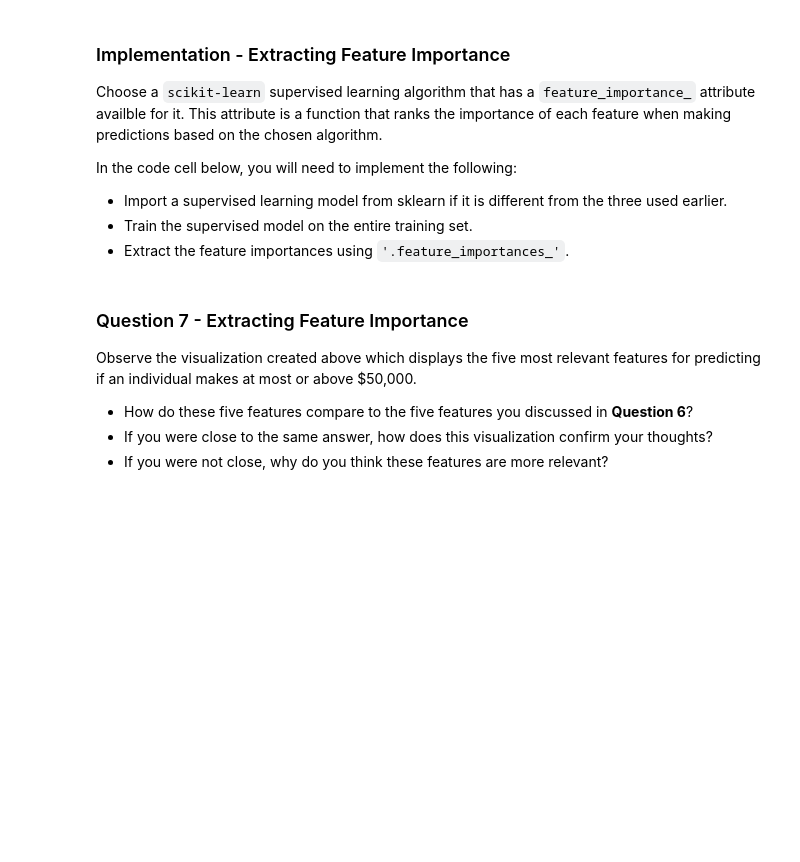
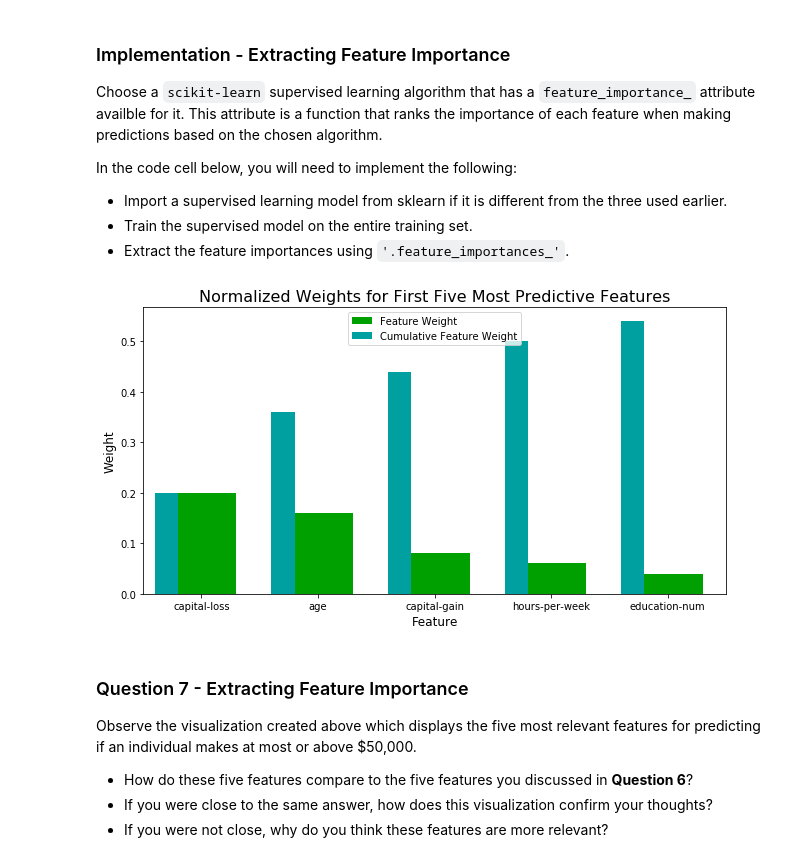
Before and after one commit to cchevalier/mlnd2-finding-donors, a Jupyter notebook: finding_donors.ipynb, the cells around one changed output. Drawn from its saved outputs; the diff is of its cells as text; code cells hidden in the pictures; blank space fills up the shorter version.

```diff
--- a/finding_donors.ipynb
+++ b/finding_donors.ipynb
@@ -464,17 +690,19 @@ In the code cell below, you will need to implement the following:
  - Train the supervised model on the entire training set.
  - Extract the feature importances using `'.feature_importances_'`.
 # %%
-# TODO28: Import a supervised learning model that has 'feature_importances_'
+# DONE: Import a supervised learning model that has 'feature_importances_'
+from sklearn.ensemble import AdaBoostClassifier
 
+# DONE: Train the supervised model on the training set using .fit(X_train, y_train)
+model = AdaBoostClassifier(random_state=0).fit(X_train, y_train)
 
-# TODO: Train the supervised model on the training set using .fit(X_train, y_train)
-model = None
-
-# TODO: Extract the feature importances using .feature_importances_
-importances = None
+# DONE: Extract the feature importances using .feature_importances_
+importances = model.feature_importances_
 
 # Plot
 vs.feature_plot(importances, X_train, y_train)
+# %% [output]
+[figure, added]
 # %% [markdown]
 ### Question 7 - Extracting Feature Importance
 
```
Also changed, not shown: parts of 31 cells of this notebook, 1 other file.
